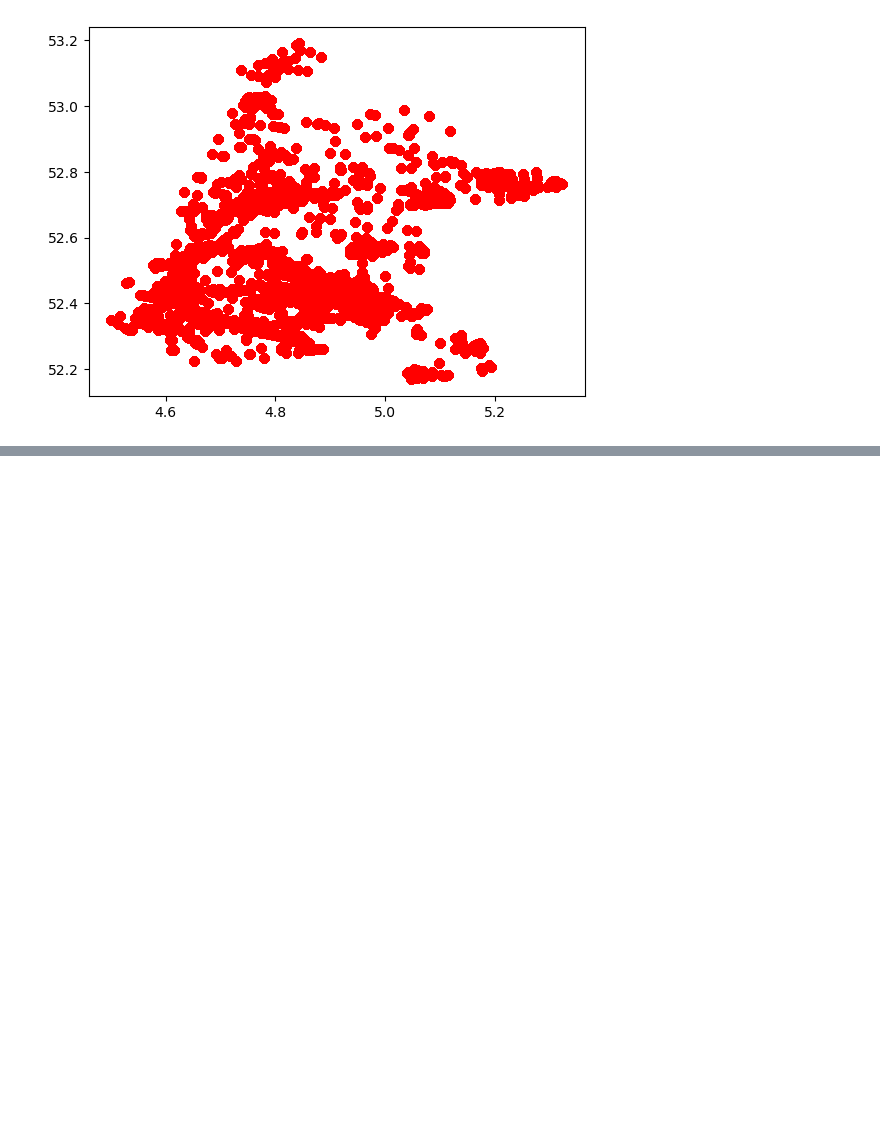
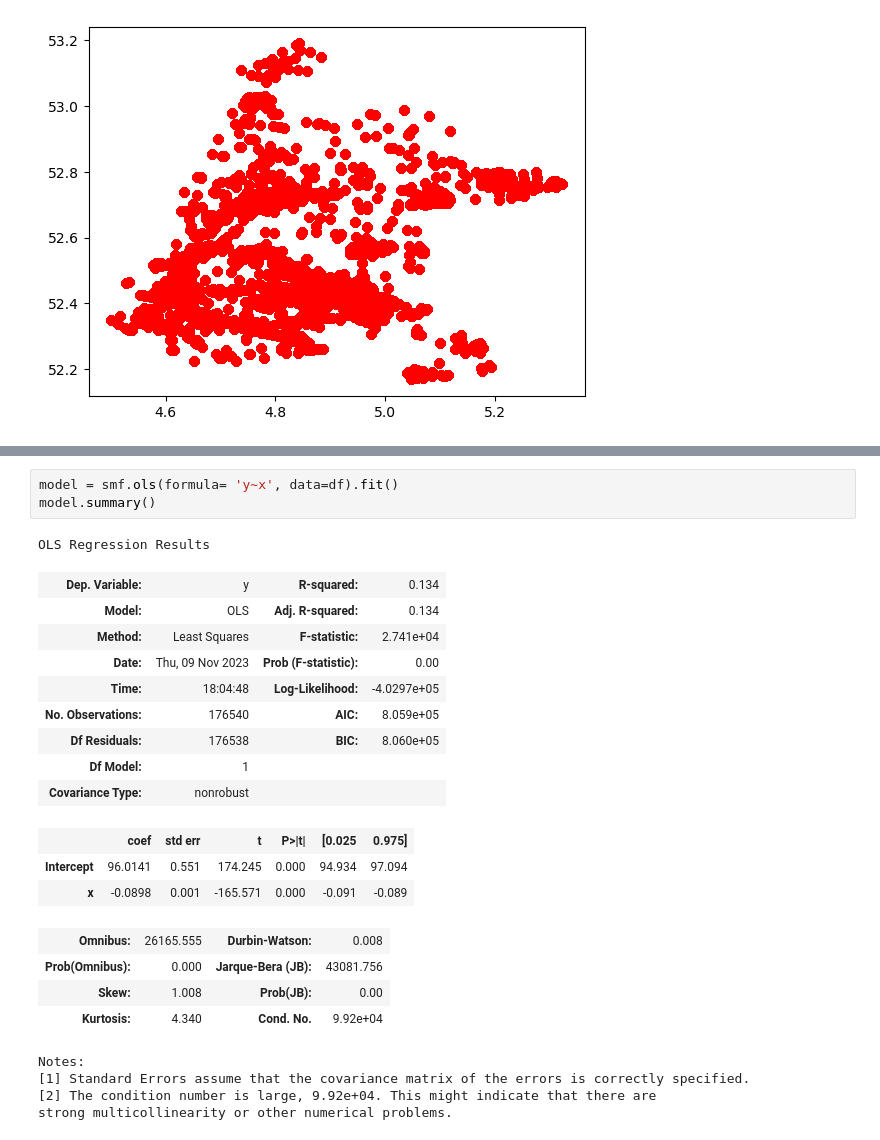
Before and after one commit to tj-072/eindpresentatie_VAv2, a Jupyter notebook: analyse.ipynb, the cells around one changed output, grey strips where cells are left out. Drawn from its saved outputs; the diff is of its cells as text; blank space fills up the shorter version.

```diff
--- a/analyse.ipynb
+++ b/analyse.ipynb
@@ -381,0 +445,25 @@ fig1
+# %%
+model = smf.ols(formula= 'y~x', data=df).fit()
+model.summary()
+# %% [output]
+OLS Regression Results
+| Dep. Variable: | y | R-squared: | 0.134 |
+| Model: | OLS | Adj. R-squared: | 0.134 |
+| Method: | Least Squares | F-statistic: | 2.741e+04 |
+| Date: | Thu, 09 Nov 2023 | Prob (F-statistic): | 0.00 |
+| Time: | 18:04:48 | Log-Likelihood: | -4.0297e+05 |
+| No. Observations: | 176540 | AIC: | 8.059e+05 |
+| Df Residuals: | 176538 | BIC: | 8.060e+05 |
+| Df Model: | 1 |  |  |
+| Covariance Type: | nonrobust |  |  |
+|  | coef | std err | t | P>|t| | [0.025 | 0.975] |
+| Intercept | 96.0141 | 0.551 | 174.245 | 0.000 | 94.934 | 97.094 |
+| x | -0.0898 | 0.001 | -165.571 | 0.000 | -0.091 | -0.089 |
+| Omnibus: | 26165.555 | Durbin-Watson: | 0.008 |
+| Prob(Omnibus): | 0.000 | Jarque-Bera (JB): | 43081.756 |
+| Skew: | 1.008 | Prob(JB): | 0.00 |
+| Kurtosis: | 4.340 | Cond. No. | 9.92e+04 |
+Notes:
+[1] Standard Errors assume that the covariance matrix of the errors is correctly specified.
+[2] The condition number is large, 9.92e+04. This might indicate that there are
+strong multicollinearity or other numerical problems.
```
Also changed, not shown: parts of 11 cells of this notebook.
